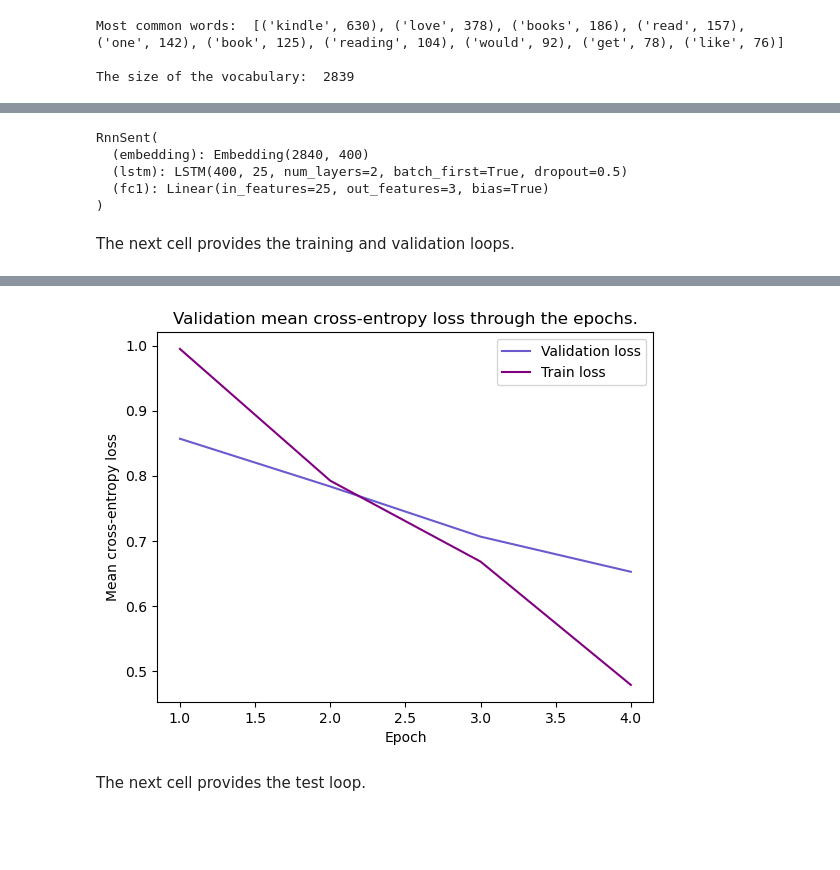
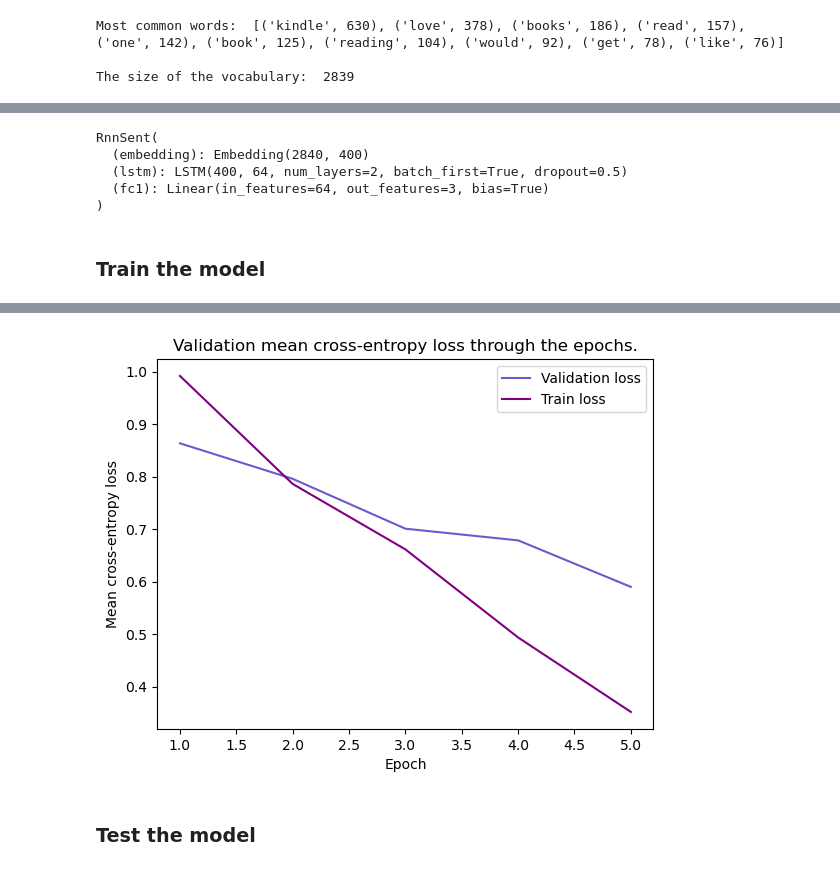
Before and after one commit to jularina/sentiment, a Jupyter notebook: sentiment_analysis.ipynb, the cells around one changed output, grey strips where cells are left out. Drawn from its saved outputs; the diff is of its cells as text; code cells hidden in the pictures; blank space fills up the shorter version.

Commit message:
changes to model

```diff
--- a/sentiment_analysis.ipynb
+++ b/sentiment_analysis.ipynb
@@ -73,7 +95,7 @@ Average length of the post:  11
 # %% [markdown]
 ## 2. Feature extraction
 # %%
-def create_vocab(copus):
+def create_vocab(corpus):
     text = " ".join(corpus)
     words = text.split()
     words_count = Counter(words)
@@ -122,7 +144,8 @@ def pad_post(corpus_encoded, sequence_length=30):
 
     return features
 
-features = pad_post(corpus_encoded)
+sequence_length=45
+features = pad_post(corpus_encoded,sequence_length=sequence_length)
 # %%
 # Create train/validation/test datasets
 X_train, X_val, y_train, y_val = train_test_split(features, labels, stratify=labels, test_size=0.2)
@@ -132,7 +155,7 @@ train_data=TensorDataset(torch.LongTensor(X_train), torch.LongTensor(y_train))
 valid_data=TensorDataset(torch.LongTensor(X_val), torch.LongTensor(y_val))
 test_data=TensorDataset(torch.LongTensor(X_test), torch.LongTensor(y_test))
 
-batch_size=20
+batch_size=50
 train_loader=DataLoader(train_data, batch_size=batch_size, shuffle=True)
 valid_loader=DataLoader(valid_data, batch_size=batch_size, shuffle=True)
 test_loader=DataLoader(test_data, batch_size=batch_size, shuffle=True)
@@ -180,8 +208,8 @@ class RnnSent(nn.Module):
 # Parameters for neural network
 vocab_size = len(words_idx)+1
 output_size = 3 # Corresponds to number of classes
-embedding_dim = 400
-hidden_dim = 25
+embedding_dim = 400 # Embedding dimension for each word
+hidden_dim = 64
 n_layers = 2 # Number of LSTM units
 
 net = RnnSent(vocab_size, output_size, embedding_dim, hidden_dim, n_layers)
@@ -189,21 +217,21 @@ print(net)
 # %% [output]
 RnnSent(
   (embedding): Embedding(2840, 400)
-  (lstm): LSTM(400, 25, num_layers=2, batch_first=True, dropout=0.5)
-  (fc1): Linear(in_features=25, out_features=3, bias=True)
+  (lstm): LSTM(400, 64, num_layers=2, batch_first=True, dropout=0.5)
+  (fc1): Linear(in_features=64, out_features=3, bias=True)
 )
 # %% [markdown]
-The next cell provides the training and validation loops.
+### Train the model
 # %%
 # Check availability of CUDA
 train_on_gpu = torch.cuda.is_available()
-device = torch.device("mps")
+train_on_gp = False
 if(train_on_gpu):
     net.cuda()
 
 # Training parameters
 lr = 0.001
-epochs = 4 # Larger number of epochs has been tested, but it leads to overfitting
+epochs = 5 # Larger number of epochs has been tested, but it leads to overfitting
 criterion = nn.CrossEntropyLoss()
 optimizer = torch.optim.Adam(net.parameters(), lr=lr)
 
@@ -212,12 +240,12 @@ net.train()
 val_losses_means, train_losses_means = [], []
 
 for e in range(epochs):
-    h = net.init_hidden(batch_size)
     train_losses = []
 
     # Loop through train batches
     for inputs, labels in train_loader:
-        h = tuple([each.data for each in h])
+        batch_size_current = inputs.shape[0]
+        h = net.init_hidden(batch_size_current)
 
         if(train_on_gpu):
             inputs=inputs.cuda()
@@ -225,7 +253,7 @@ for e in range(epochs):
 
         optimizer.zero_grad()
 
-        output, h = net(inputs, h)
+        output, _ = net(inputs, h)
         loss = criterion(output.squeeze(), labels)
         train_losses.append(loss.item())
         loss.backward()
@@ -233,16 +261,16 @@ for e in range(epochs):
 
     # Validation
     net.eval()
-    val_h = net.init_hidden(batch_size)
     val_losses = []
 
     for inputs, labels in valid_loader:
-        val_h = tuple([each.data for each in val_h])
+        batch_size_current = inputs.shape[0]
+        val_h = net.init_hidden(batch_size_current)
 
         if(train_on_gpu):
             inputs, labels = inputs.cuda(), labels.cuda()
 
-        output, val_h = net(inputs, val_h)
+        output, _ = net(inputs, val_h)
         val_loss = criterion(output.squeeze(), labels)
         val_losses.append(val_loss.item())
 
@@ -270,8 +299,8 @@ Epoch: 4... Train mean cross-entropy loss: 0.479... Validation mean cross-entrop
-[figure, old version]
+[figure, new version]
 # %%
 torch.save(net, "model_lstm.pt")
 # %% [markdown]
-The next cell provides the test loop.
+### Test the model
 # %%
 test_losses = []
 test_correct_num = []
```
Also changed, not shown: parts of 18 cells of this notebook, 1 other file.
